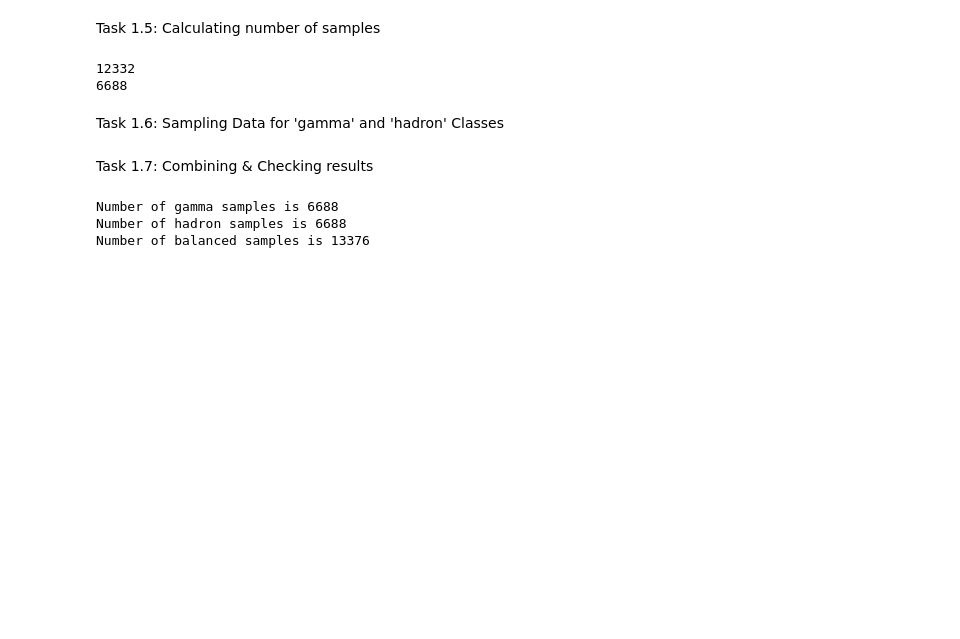
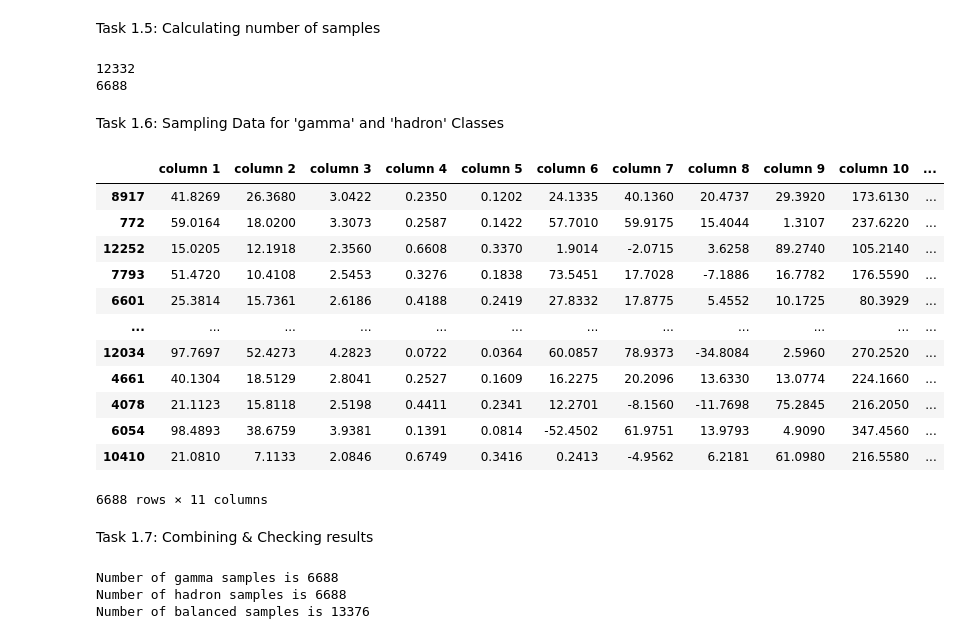
Before and after one commit to AAAyoub3/Classification-Regression, a Jupyter notebook: classification.ipynb, the cells around one changed output. Cells and saved outputs as stored; diff of their text form; code cells hidden in the pictures; blank space fills up the shorter version.

```diff
--- a/classification.ipynb
+++ b/classification.ipynb
@@ -65,6 +65,22 @@ Task 1.6: Sampling Data for 'gamma' and 'hadron' Classes
 # Take random samples with the same number of hadron as it's lower than gamma samples
 data_gamma = data[data['class'] == 'g'].sample(n=num_hadron, random_state=42)
 data_hadron = data[data['class'] == 'h']
+# %%
+data_gamma
+# %% [output]
+|  | column 1 | column 2 | column 3 | column 4 | column 5 | column 6 | column 7 | column 8 | column 9 | column 10 | ... |
+| 8917 | 41.8269 | 26.3680 | 3.0422 | 0.2350 | 0.1202 | 24.1335 | 40.1360 | 20.4737 | 29.3920 | 173.6130 | ... |
+| 772 | 59.0164 | 18.0200 | 3.3073 | 0.2587 | 0.1422 | 57.7010 | 59.9175 | 15.4044 | 1.3107 | 237.6220 | ... |
+| 12252 | 15.0205 | 12.1918 | 2.3560 | 0.6608 | 0.3370 | 1.9014 | -2.0715 | 3.6258 | 89.2740 | 105.2140 | ... |
+| 7793 | 51.4720 | 10.4108 | 2.5453 | 0.3276 | 0.1838 | 73.5451 | 17.7028 | -7.1886 | 16.7782 | 176.5590 | ... |
+| 6601 | 25.3814 | 15.7361 | 2.6186 | 0.4188 | 0.2419 | 27.8332 | 17.8775 | 5.4552 | 10.1725 | 80.3929 | ... |
+| ... | ... | ... | ... | ... | ... | ... | ... | ... | ... | ... | ... |
+| 12034 | 97.7697 | 52.4273 | 4.2823 | 0.0722 | 0.0364 | 60.0857 | 78.9373 | -34.8084 | 2.5960 | 270.2520 | ... |
+| 4661 | 40.1304 | 18.5129 | 2.8041 | 0.2527 | 0.1609 | 16.2275 | 20.2096 | 13.6330 | 13.0774 | 224.1660 | ... |
+| 4078 | 21.1123 | 15.8118 | 2.5198 | 0.4411 | 0.2341 | 12.2701 | -8.1560 | -11.7698 | 75.2845 | 216.2050 | ... |
+| 6054 | 98.4893 | 38.6759 | 3.9381 | 0.1391 | 0.0814 | -52.4502 | 61.9751 | 13.9793 | 4.9090 | 347.4560 | ... |
+| 10410 | 21.0810 | 7.1133 | 2.0846 | 0.6749 | 0.3416 | 0.2413 | -4.9562 | 6.2181 | 61.0980 | 216.5580 | ... |
+6688 rows × 11 columns
 # %% [markdown]
 Task 1.7: Combining & Checking results
 # %%
```
Also changed, not shown: parts of 3 cells of this notebook, 1 other file.
